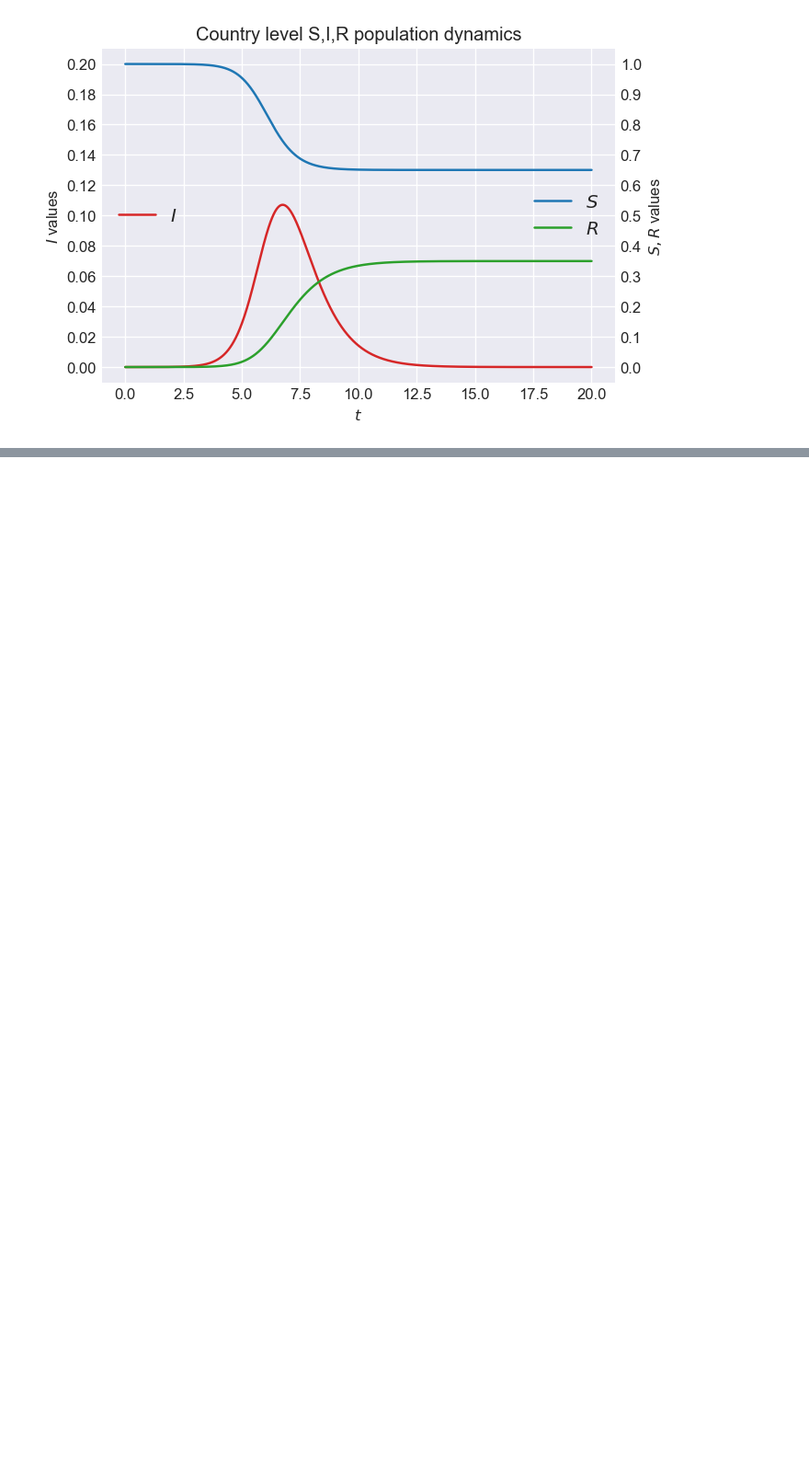
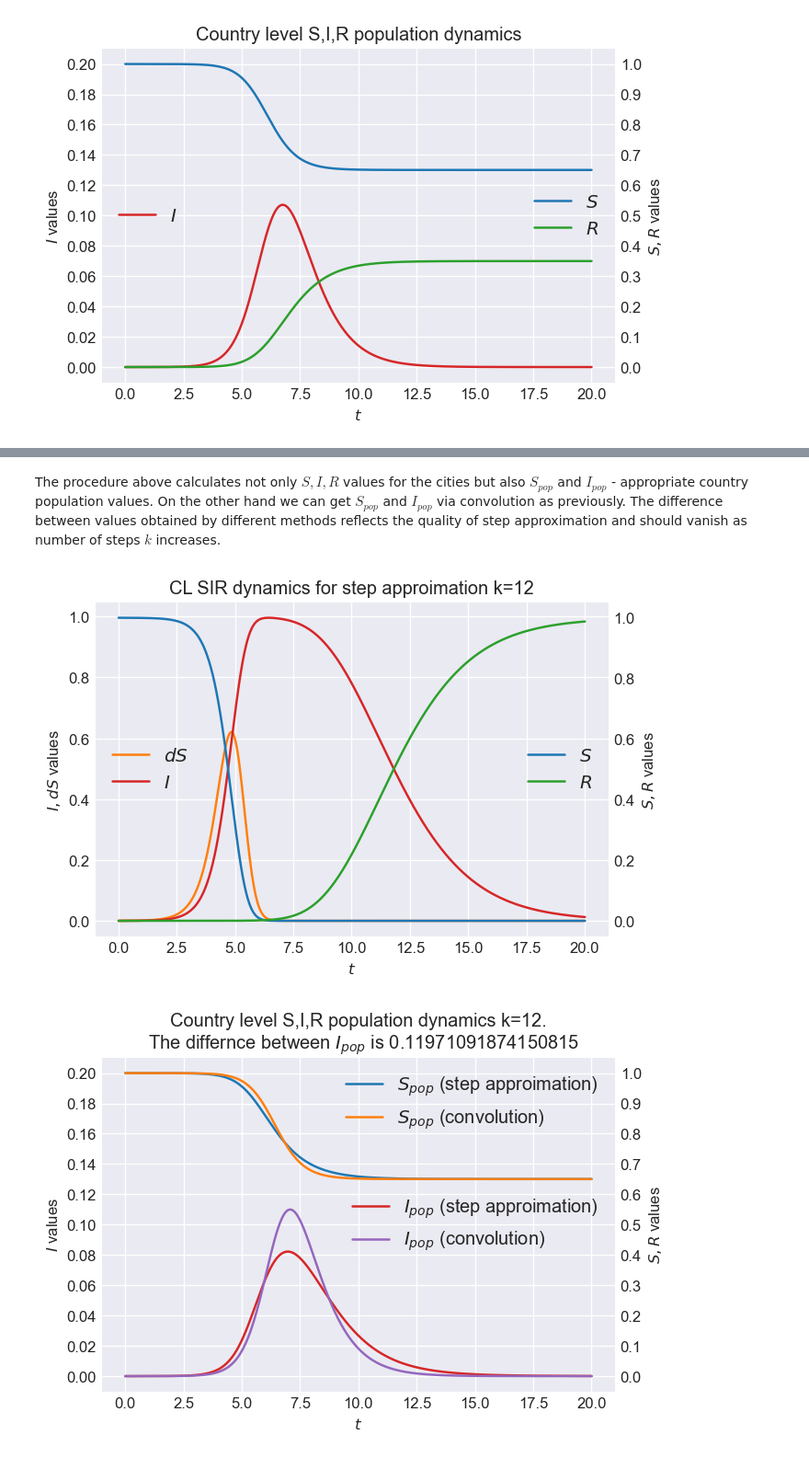
Before and after one commit to ivvaan/A-disease-spread-inhomogeneous-models, a Jupyter notebook: country_level_spread_dynamics.ipynb, the cells around one changed output, grey strips where cells are left out. Shown at 92% size. Cells and saved outputs as stored; diff of their text form; code cells hidden in the pictures; blank space fills up the shorter version.

```diff
--- a/country_level_spread_dynamics.ipynb
+++ b/country_level_spread_dynamics.ipynb
@@ -211,0 +323,48 @@ plt.show()
+# %% [markdown]
+The procedure above calculates not only $S,I,R$ values for the cities but also $S_{pop}$ and $I_{pop}$ - appropriate country population values. On the other hand we can get $S_{pop}$ and $I_{pop}$ via convolution as previously. The difference between values obtained by different methods reflects the quality of step approximation and should vanish as number of steps $k$ increases.
+# %%
+I0=0.0001
+k=12
+S,I,R,dS,S_pop1,I_pop1= CL_STEP_SIR(I0,w/i0,k,S_HCS,I_HCS)
+fig, ax = plt.subplots(dpi=120)
+plt.plot(m_t, dS,color='C1', label=f'$dS$')
+plt.plot(m_t, I,color='C3', label=f'$I$')
+ax.set_ylabel(f'$I,dS$ values')
+plt.legend(loc='center left')
+plt.xlabel(f'$t$')
+ax2 = ax.twinx()
+plt.plot(m_t, S, color='C0', label=f'$S$')
+plt.plot(m_t, R,color='C2', label=f'$R$')
+ax2.set_ylabel(f'$S,R$ values')
+ax2.grid(False)
+
+plt.legend(loc='center right')
+plt.title(f'CL SIR dynamics for step approimation k={k}')
+plt.show()
+
+S_pop2=1.0-np.convolve(dS,1.0-S_HCS, mode='full')[:n_steps+1]*t_step
+I_pop2=np.convolve(dS,I_HCS, mode='full')[:n_steps+1]*t_step
+
+fig, ax = plt.subplots(dpi=120)
+plt.plot(m_t, I_pop1,color='C3', label='$I_{pop}$ (step approimation)')
+plt.plot(m_t, I_pop2,color='C4', label='$I_{pop}$ (convolution)')
+ax.set_ylim([-0.05*0.2,1.05*0.2])
+ax.yaxis.set_major_locator(ticker.MultipleLocator(0.02))
+ax.set_ylabel(f'$I$ values')
+plt.legend(loc='center right')
+plt.xlabel(f'$t$')
+ax2 = ax.twinx()
+plt.plot(m_t, S_pop1, color='C0', label='$S_{pop}$ (step approimation)')
+plt.plot(m_t, S_pop2, color='C1', label='$S_{pop}$ (convolution)')
+ax2.set_ylim([-0.05,1.05])
+ax2.yaxis.set_major_locator(ticker.MultipleLocator(0.1))
+ax2.set_ylabel(f'$S,R$ values')
+ax2.grid(False)
+
+plt.legend(loc='upper right')
+ip='I_{pop}'
+plt.title(f'Country level S,I,R population dynamics k={k}.\n  The differnce between ${ip}$ is {np.sum((I_pop1-I_pop2)**2)}')
+plt.show()
+# %% [output]
+[figure, added]
+[figure, added]
```
Also changed, not shown: parts of 11 cells of this notebook.
